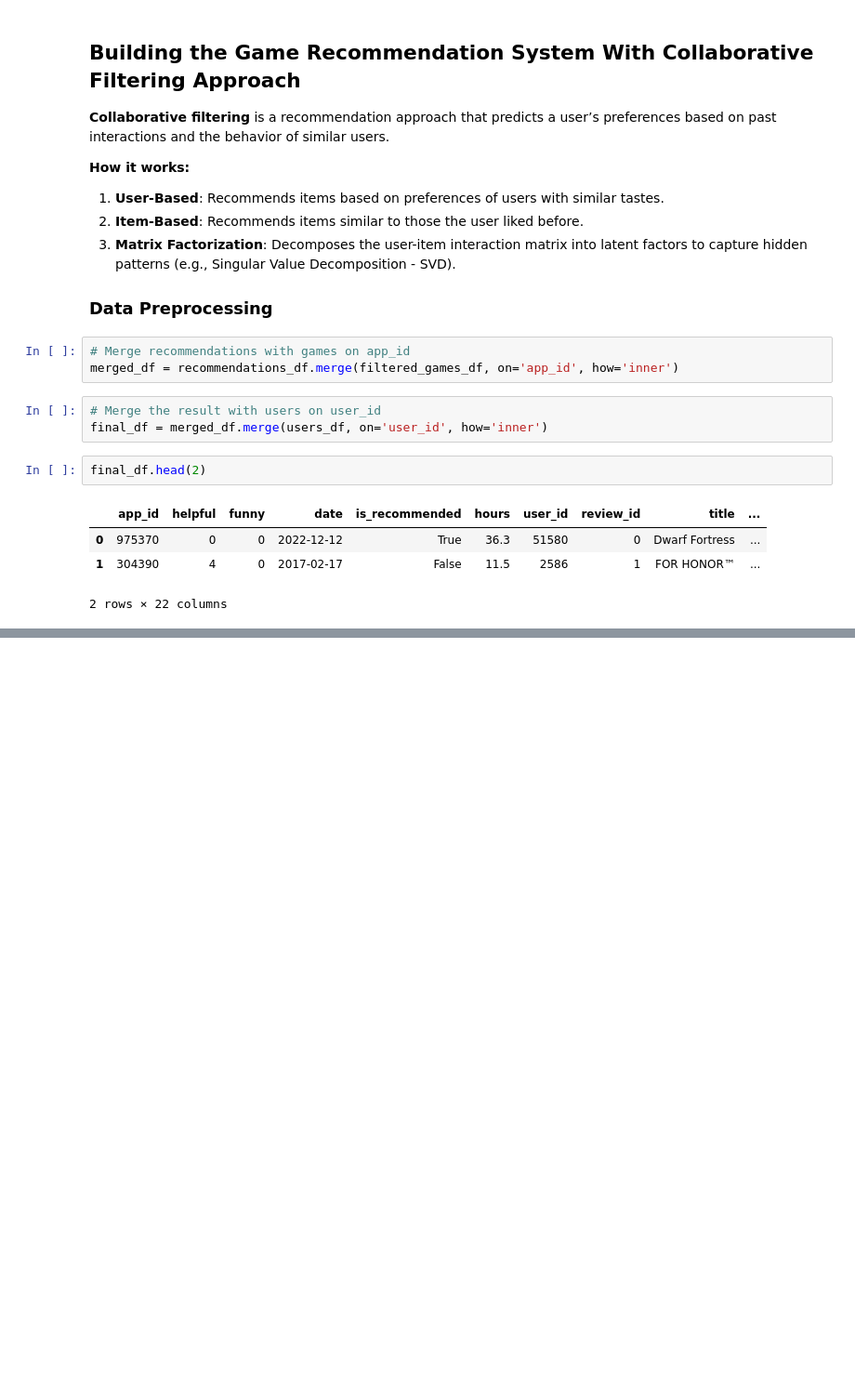
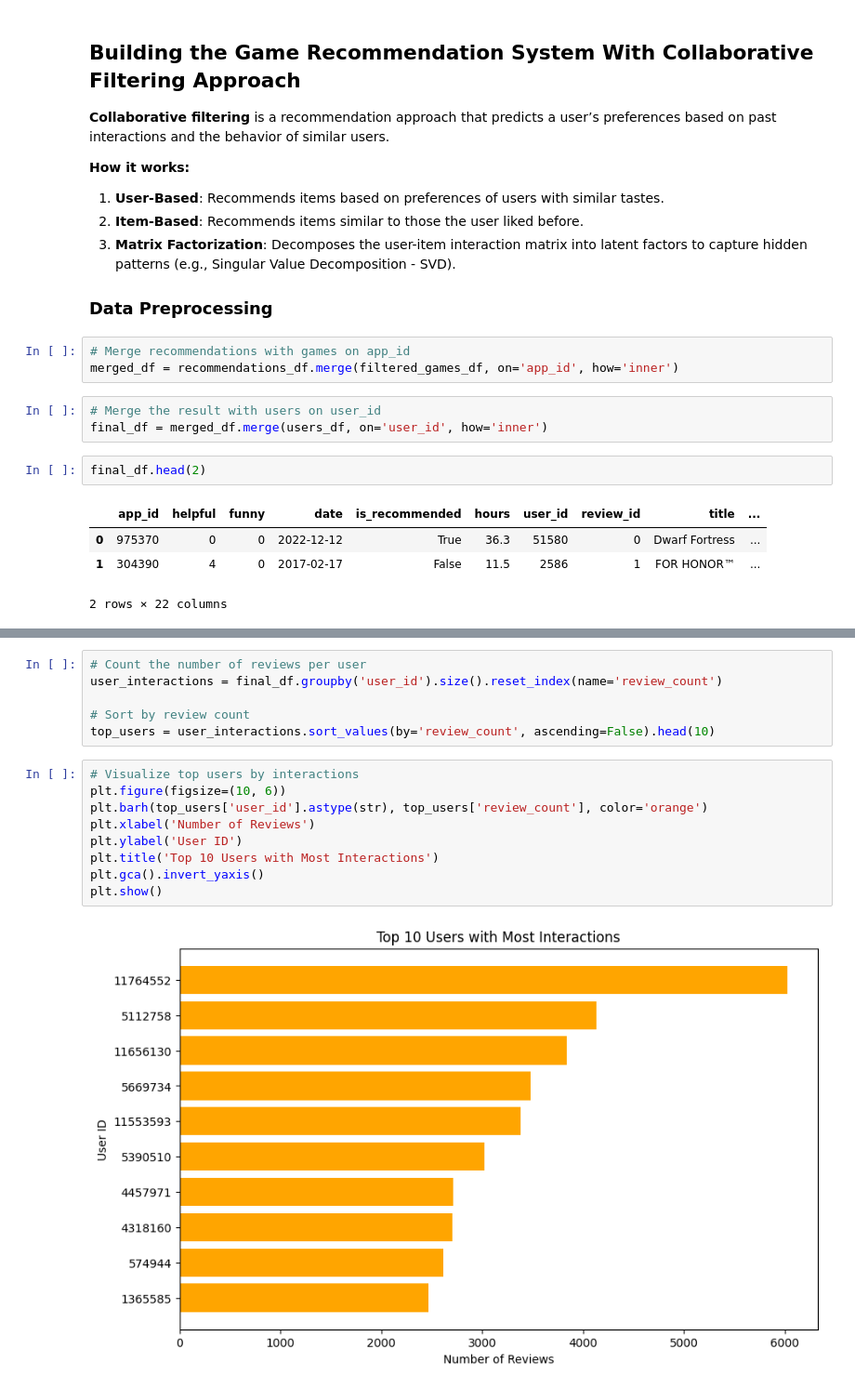
Before and after one commit to Darknight47/Data-Science-Project-02, a Jupyter notebook: steam_game_recommendation.ipynb, the cells around one changed output, grey strips where cells are left out. Shown at 93% size. Drawn from its saved outputs; the diff is of its cells as text; blank space fills up the shorter version.

```diff
--- a/steam_game_recommendation.ipynb
+++ b/steam_game_recommendation.ipynb
@@ -445,0 +452,17 @@ final_df.head(2)
+# %%
+# Count the number of reviews per user
+user_interactions = final_df.groupby('user_id').size().reset_index(name='review_count')
+
+# Sort by review count
+top_users = user_interactions.sort_values(by='review_count', ascending=False).head(10)
+# %%
+# Visualize top users by interactions
+plt.figure(figsize=(10, 6))
+plt.barh(top_users['user_id'].astype(str), top_users['review_count'], color='orange')
+plt.xlabel('Number of Reviews')
+plt.ylabel('User ID')
+plt.title('Top 10 Users with Most Interactions')
+plt.gca().invert_yaxis()
+plt.show()
+# %% [output]
+[figure, added]
```
Also changed, not shown: parts of 9 cells of this notebook.
